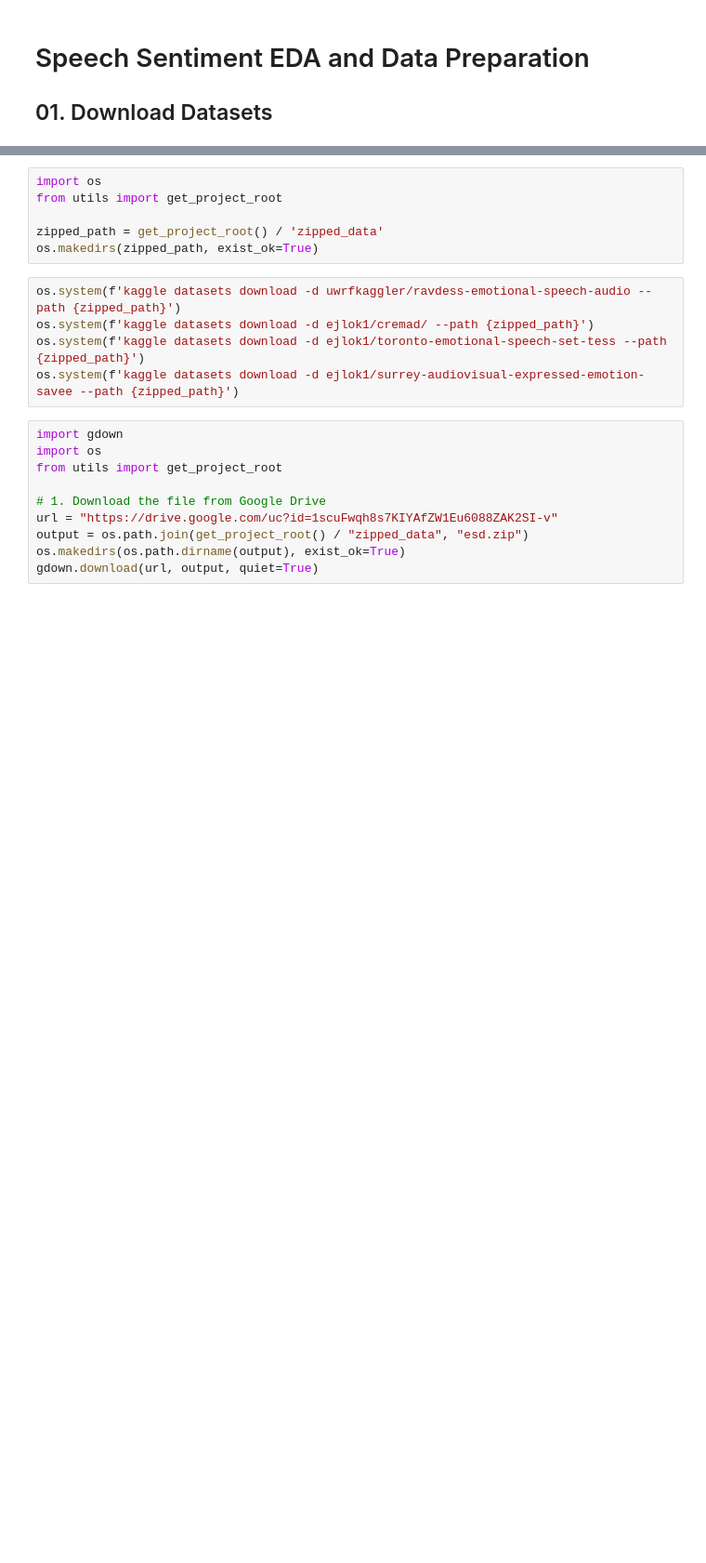
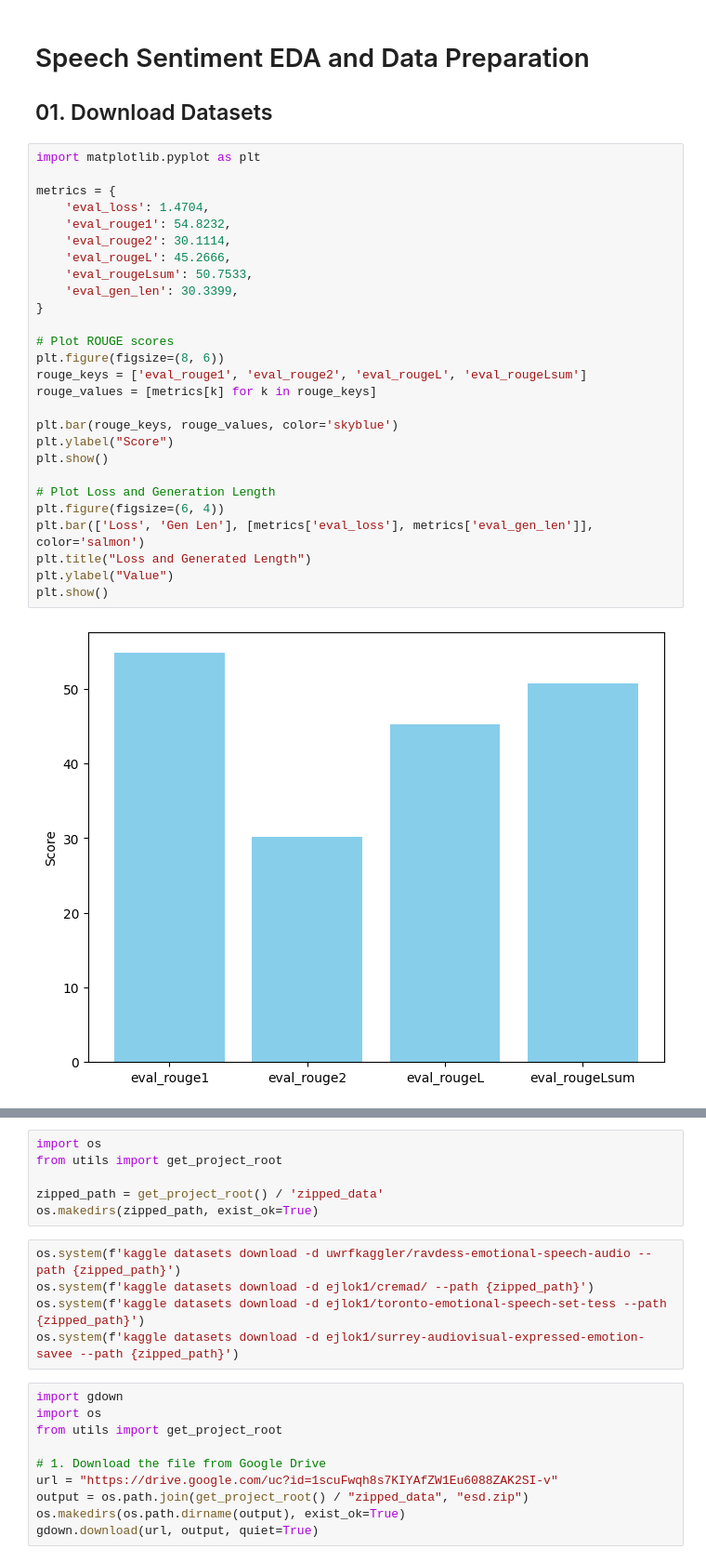
Before and after one commit to kayceem/Automatic-Speech-Recognition, a Jupyter notebook: src/speech_sentiment/notebooks/data_acquisition.ipynb, the cells around one changed output, grey strips where cells are left out. Shown at 93% size. Drawn from its saved outputs; the diff is of its cells as text; blank space fills up the shorter version.

```diff
--- a/src/speech_sentiment/notebooks/data_acquisition.ipynb
+++ b/src/speech_sentiment/notebooks/data_acquisition.ipynb
@@ -2,3 +2,32 @@
 # Speech Sentiment EDA and Data Preparation
 
 ## 01. Download Datasets
+# %%
+import matplotlib.pyplot as plt
+
+metrics = {
+    'eval_loss': 1.4704,
+    'eval_rouge1': 54.8232,
+    'eval_rouge2': 30.1114,
+    'eval_rougeL': 45.2666,
+    'eval_rougeLsum': 50.7533,
+    'eval_gen_len': 30.3399,
+}
+
+# Plot ROUGE scores
+plt.figure(figsize=(8, 6))
+rouge_keys = ['eval_rouge1', 'eval_rouge2', 'eval_rougeL', 'eval_rougeLsum']
+rouge_values = [metrics[k] for k in rouge_keys]
+
+plt.bar(rouge_keys, rouge_values, color='skyblue')
+plt.ylabel("Score")
+plt.show()
+
+# Plot Loss and Generation Length
+plt.figure(figsize=(6, 4))
+plt.bar(['Loss', 'Gen Len'], [metrics['eval_loss'], metrics['eval_gen_len']], color='salmon')
+plt.title("Loss and Generated Length")
+plt.ylabel("Value")
+plt.show()
+# %% [output]
+[figure, added]
```
Also changed, not shown: parts of 1 cell of this notebook, 6 other files.
